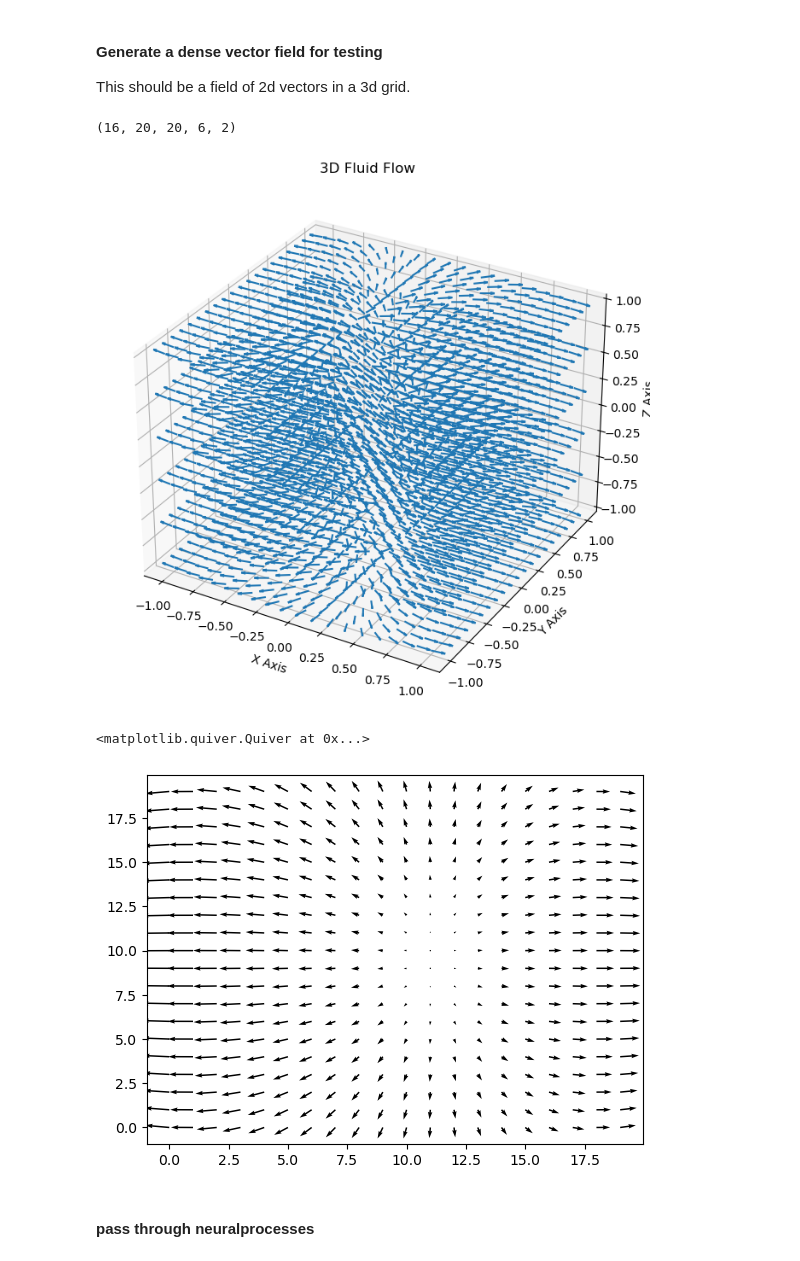
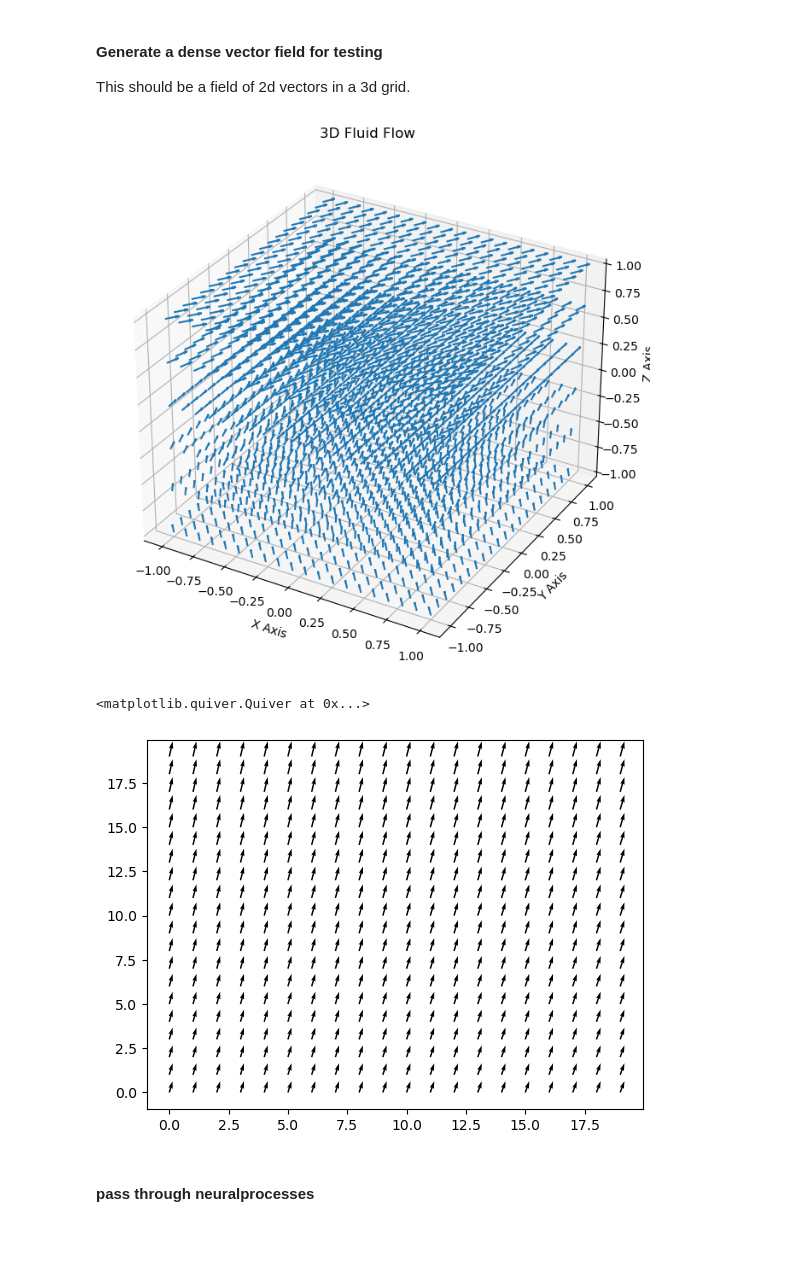
Before and after one commit to LennoxC/jetstream-interpolate-convcnp, a Jupyter notebook: notebooks/dev/neuralprocesses3d.ipynb, the cells around one changed output. Drawn from its saved outputs; the diff is of its cells as text; code cells hidden in the pictures.

```diff
--- a/notebooks/dev/neuralprocesses3d.ipynb
+++ b/notebooks/dev/neuralprocesses3d.ipynb
@@ -18,15 +18,22 @@ z_size = 6
 # %%
 def random_velocity_field(batch, dim_x, dim_y, dim_z):
     velocity_field_batch = np.zeros((batch, dim_x, dim_y, dim_z, 2))  # shape: (batch, dim_x, dim_y, dim_z, 2)
-    print(velocity_field_batch.shape)
+
     for b in range(batch):
+        # scale increases with z to create larger vectors at higher z levels
+        scale = 1 + (b / batch) * 2  # scale from 1 to 3 across the batch
+
+        # offset the center of the flow significantly to create more uniform patterns
+        offset_x = random.uniform(-0.5, 0.5) * 100
+        offset_y = random.uniform(-0.5, 0.5) * 100
+
         x, y, z = np.meshgrid(np.linspace(-1, 1, dim_x),
                         np.linspace(-1, 1, dim_y),
                         np.linspace(-1, 1, dim_z))
 
         # apply a function to create a more complex flow pattern
-        u = random.randrange(0, 2)/10 * np.sin(random.random() * z) + np.sin(random.random() * x) * np.cos(random.random() * y)
-        v = random.randrange(0, 2)/10 * np.cos(random.random() * z) + 0.5 * np.cos(np.pi * random.random() * x) * np.sin(np.pi * random.random() * y)
+        u = scale * (random.randrange(0, 2)/10 * np.sin(1/100 * offset_x + random.random() * z) + np.sin(1/100 * random.random() * x) * np.cos(1/100 * random.random() * y))
+        v = scale * (random.randrange(0, 2)/10 * np.cos(1/100 * offset_y + random.random() * z) + 0.5 * np.cos(1/100 * np.pi * random.random() * x) * np.sin(1/100 * np.pi * random.random() * y))
         w = np.zeros_like(z) # no vertical flow
 
         velocity_field = np.stack((u, v), axis=-1)  # shape: (dim_x, dim_y, dim_z, 3)
@@ -51,15 +58,14 @@ ax.set_zlabel('Z Axis')
 ax.set_title('3D Fluid Flow')
 plt.show()
 # %% [output]
-(16, 20, 20, 6, 2)
-[figure, old version]
+[figure, new version]
 # %%
-level = 0
+level = 4
 
 plt.quiver(velocity_field_batch[0, :, :, level, 0], velocity_field_batch[0, :, :, level, 1])
 # %% [output]
 <matplotlib.quiver.Quiver at 0x...>
-[figure, old version]
+[figure, new version]
 # %% [markdown]
 #### pass through neuralprocesses
 # %%
```
Also changed, not shown: parts of 15 cells of this notebook.
